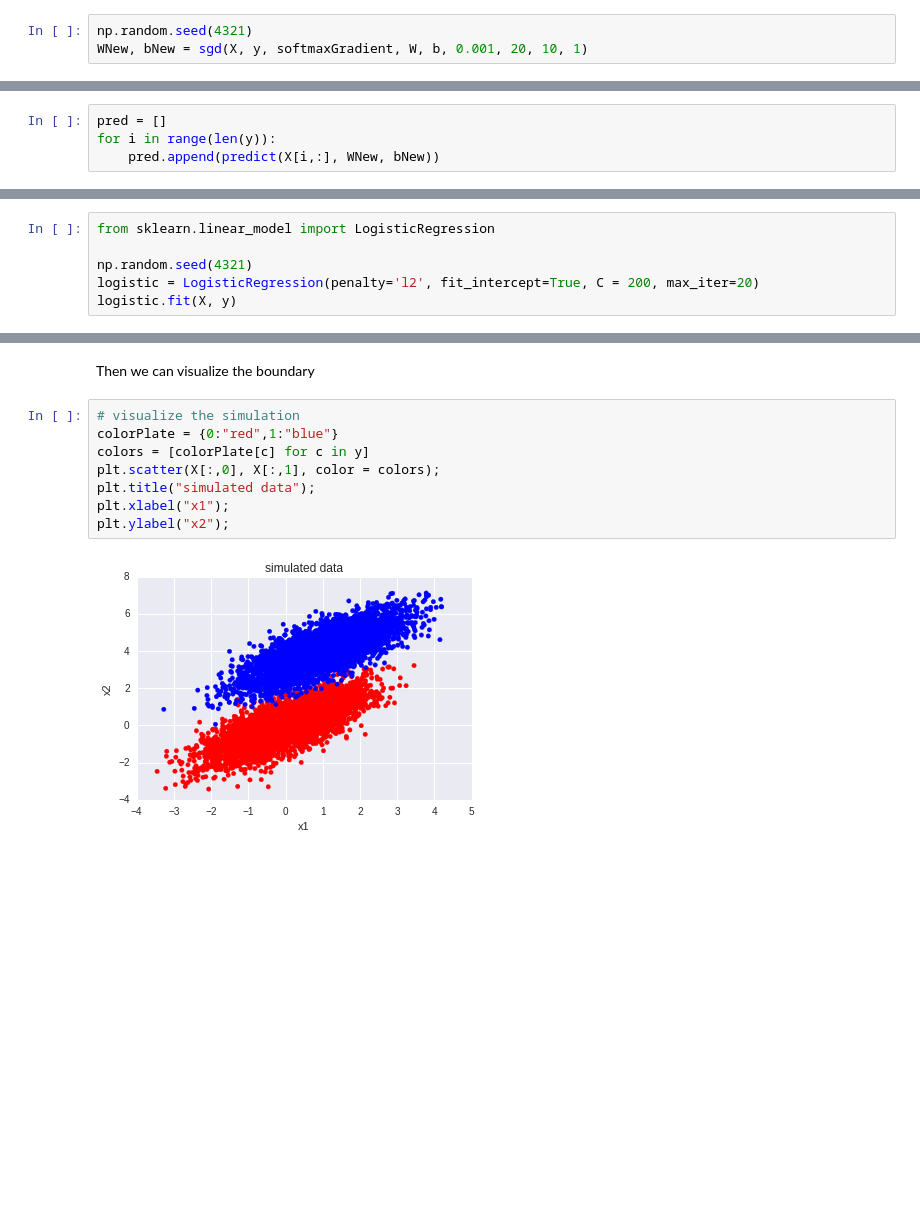
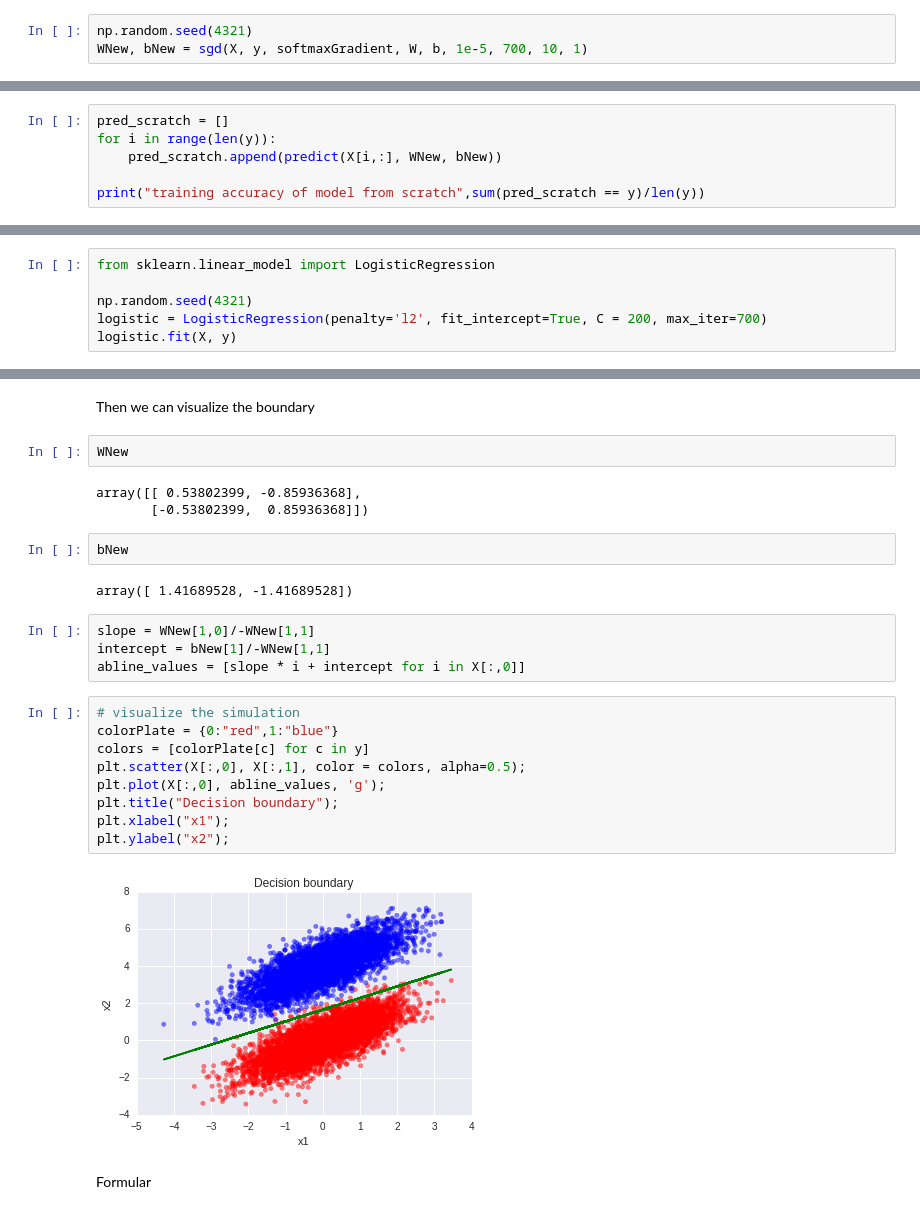
Before and after one commit to hncpr1992/machine_learning_from_scratch, a Jupyter notebook: Logistic.ipynb, the cells around one changed output, grey strips where cells are left out. Drawn from its saved outputs; the diff is of its cells as text; blank space fills up the shorter version.

```diff
--- a/Logistic.ipynb
+++ b/Logistic.ipynb
@@ -140,5 +140,5 @@ def sgd(X, y, f, weights, bias, lr=0.01, epochs=100, batchSize=10, PRINT_EVERY=1
     return weights, bias
 # %%
 np.random.seed(4321)
-WNew, bNew = sgd(X, y, softmaxGradient, W, b, 0.001, 20, 10, 1)
+WNew, bNew = sgd(X, y, softmaxGradient, W, b, 1e-5, 700, 10, 1)
 # %% [output]
@@ -168,6 +165,8 @@ Then we use the logistic model to predict for the training data
 def predict(X,W,b):
     return np.argmax(softmax(np.dot(X,W) + b.reshape(1,-1)))
 # %%
-pred = []
+pred_scratch = []
 for i in range(len(y)):
-    pred.append(predict(X[i,:], WNew, bNew))
+    pred_scratch.append(predict(X[i,:], WNew, bNew))
+
+print("training accuracy of model from scratch",sum(pred_scratch == y)/len(y))
@@ -181,7 +178,7 @@ Compare with sklearn
 from sklearn.linear_model import LogisticRegression
 
 np.random.seed(4321)
-logistic = LogisticRegression(penalty='l2', fit_intercept=True, C = 200, max_iter=20)
+logistic = LogisticRegression(penalty='l2', fit_intercept=True, C = 200, max_iter=700)
 logistic.fit(X, y)
 # %% [output]
 LogisticRegression(C=200, class_weight=None, dual=False, fit_intercept=True,
@@ -197,12 +194,28 @@ sum(pred == y)/len(y)
 # %% [markdown]
 Then we can visualize the boundary
+# %%
+WNew
+# %% [output]
+array([[ 0.53802399, -0.85936368],
+       [-0.53802399,  0.85936368]])
+# %%
+bNew
+# %% [output]
+array([ 1.41689528, -1.41689528])
+# %%
+slope = WNew[1,0]/-WNew[1,1]
+intercept = bNew[1]/-WNew[1,1]
+abline_values = [slope * i + intercept for i in X[:,0]]
 # %%
 # visualize the simulation
 colorPlate = {0:"red",1:"blue"}
 colors = [colorPlate[c] for c in y]
-plt.scatter(X[:,0], X[:,1], color = colors);
-plt.title("simulated data");
+plt.scatter(X[:,0], X[:,1], color = colors, alpha=0.5);
+plt.plot(X[:,0], abline_values, 'g');
+plt.title("Decision boundary");
 plt.xlabel("x1");
 plt.ylabel("x2");
 # %% [output]
-[figure, old version]
+[figure, new version]
+# %% [markdown]
+Formular
```
Also changed, not shown: parts of 12 cells of this notebook.
